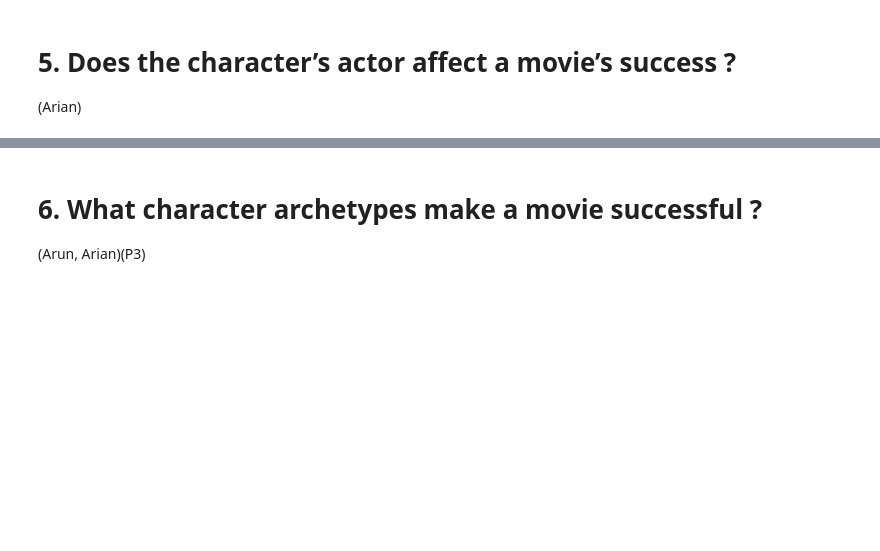
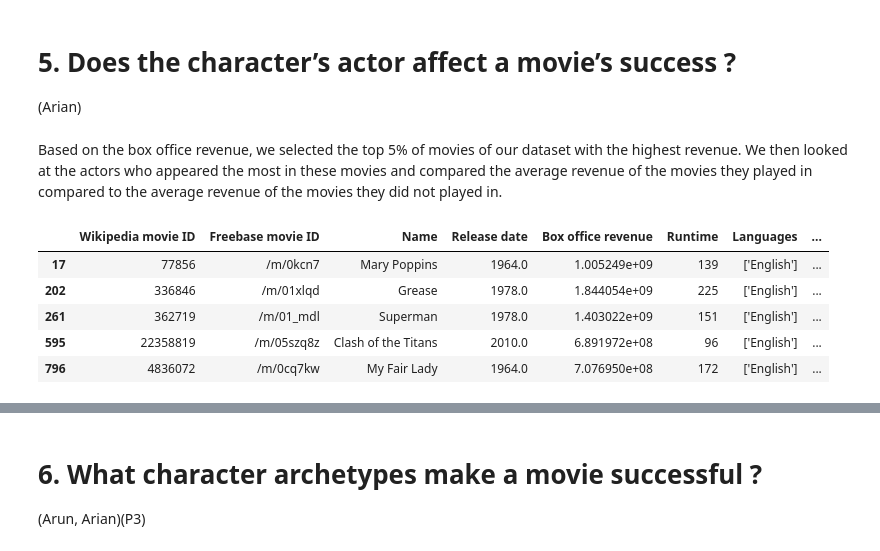
Before and after one commit to epfl-ada/ada-2024-project-data_brigada, a Jupyter notebook: results.ipynb, the cells around one changed output, grey strips where cells are left out. Saved outputs shown, nothing was run; the diff lists cells and outputs as text; code cells hidden in the pictures; blank space fills up the shorter version.

```diff
--- a/results.ipynb
+++ b/results.ipynb
@@ -382,3 +404,5 @@ plot_trends_over_time(merged_df)
 # %% [markdown]
 # 5. Does the character’s actor affect a movie’s success ?
 (Arian)
+# %% [markdown]
+Based on the box office revenue, we selected the top 5% of movies of our dataset with the highest revenue. We then looked at the actors who appeared the most in these movies and compared the average revenue of the movies they played in compared to the average revenue of the movies they did not played in.
@@ -384,0 +416,15 @@ plot_trends_over_time(merged_df)
+# %%
+dataPath = './data/clean/'
+
+movies_df = pd.read_csv(dataPath + 'movie_metadata_cleaned.csv')
+# We keep only movies starting from 1960
+movies_df = moviesuccess.drop_old_movies(movies_df, 1960)
+top_5_percent_revenue = moviesuccess.get_top_5_percent_successful_movies(movies_df)
+top_5_percent_revenue.head()
+# %% [output]
+|  | Wikipedia movie ID | Freebase movie ID | Name | Release date | Box office revenue | Runtime | Languages | ... |
+| 17 | 77856 | /m/0kcn7 | Mary Poppins | 1964.0 | 1.005249e+09 | 139 | ['English'] | ... |
+| 202 | 336846 | /m/01xlqd | Grease | 1978.0 | 1.844054e+09 | 225 | ['English'] | ... |
+| 261 | 362719 | /m/01_mdl | Superman | 1978.0 | 1.403022e+09 | 151 | ['English'] | ... |
+| 595 | 22358819 | /m/05szq8z | Clash of the Titans | 2010.0 | 6.891972e+08 | 96 | ['English'] | ... |
+| 796 | 4836072 | /m/0cq7kw | My Fair Lady | 1964.0 | 7.076950e+08 | 172 | ['English'] | ... |
```
Also changed, not shown: parts of 15 cells of this notebook.
